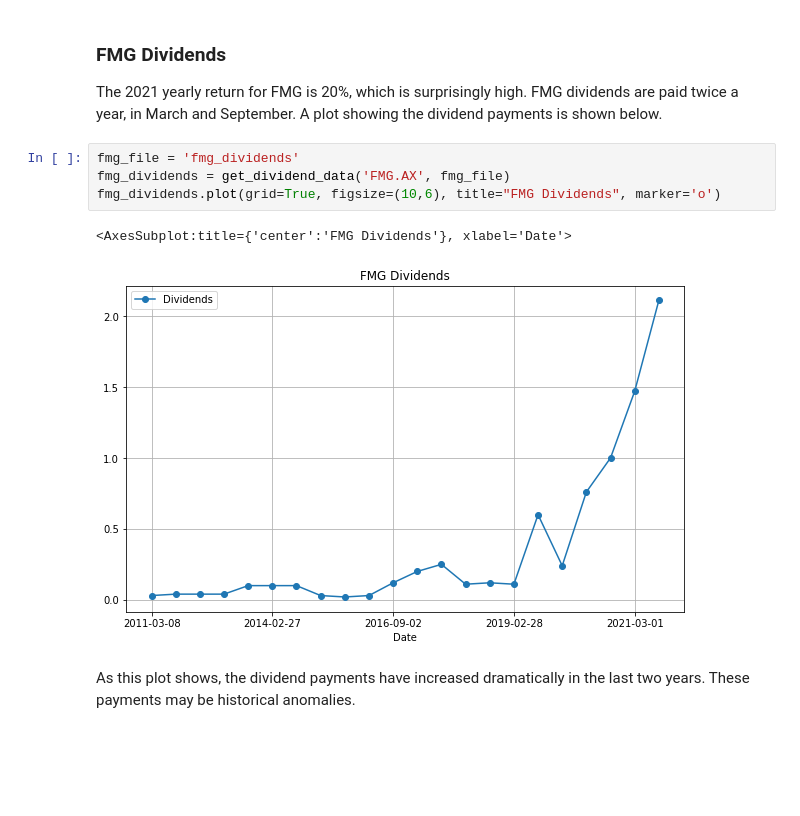
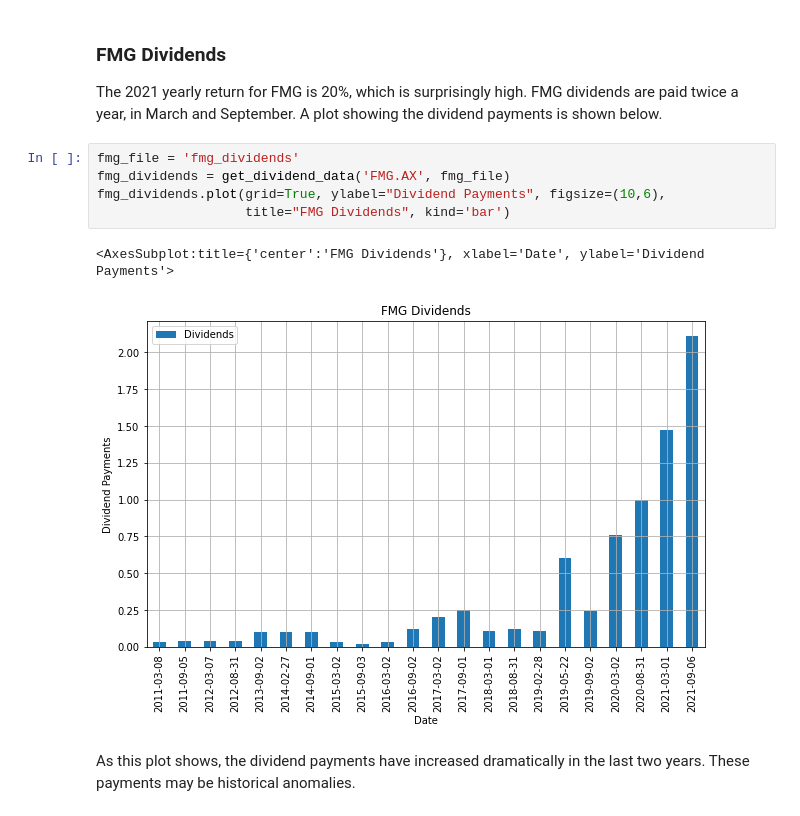
Before and after one commit to IanLKaplan/all_weather_portfolio, a Jupyter notebook: dividend_portfolio.ipynb, the cells around one changed output. Saved outputs shown, nothing was run; the diff lists cells and outputs as text; blank space fills up the shorter version.

```diff
--- a/dividend_portfolio.ipynb
+++ b/dividend_portfolio.ipynb
@@ -589,10 +583,11 @@ payments is shown below.
 # %%
 fmg_file = 'fmg_dividends'
 fmg_dividends = get_dividend_data('FMG.AX', fmg_file)
-fmg_dividends.plot(grid=True, figsize=(10,6), title="FMG Dividends", marker='o')
+fmg_dividends.plot(grid=True, ylabel="Dividend Payments", figsize=(10,6),
+                   title="FMG Dividends", kind='bar')
 # %% [output]
-<AxesSubplot:title={'center':'FMG Dividends'}, xlabel='Date'>
+<AxesSubplot:title={'center':'FMG Dividends'}, xlabel='Date', ylabel='Dividend Payments'>
-[figure, old version]
+[figure, new version]
 # %% [markdown]
 <p>
 As this plot shows, the dividend payments have increased dramatically in the last
```
Also changed, not shown: parts of 6 cells of this notebook, 1 other file.
